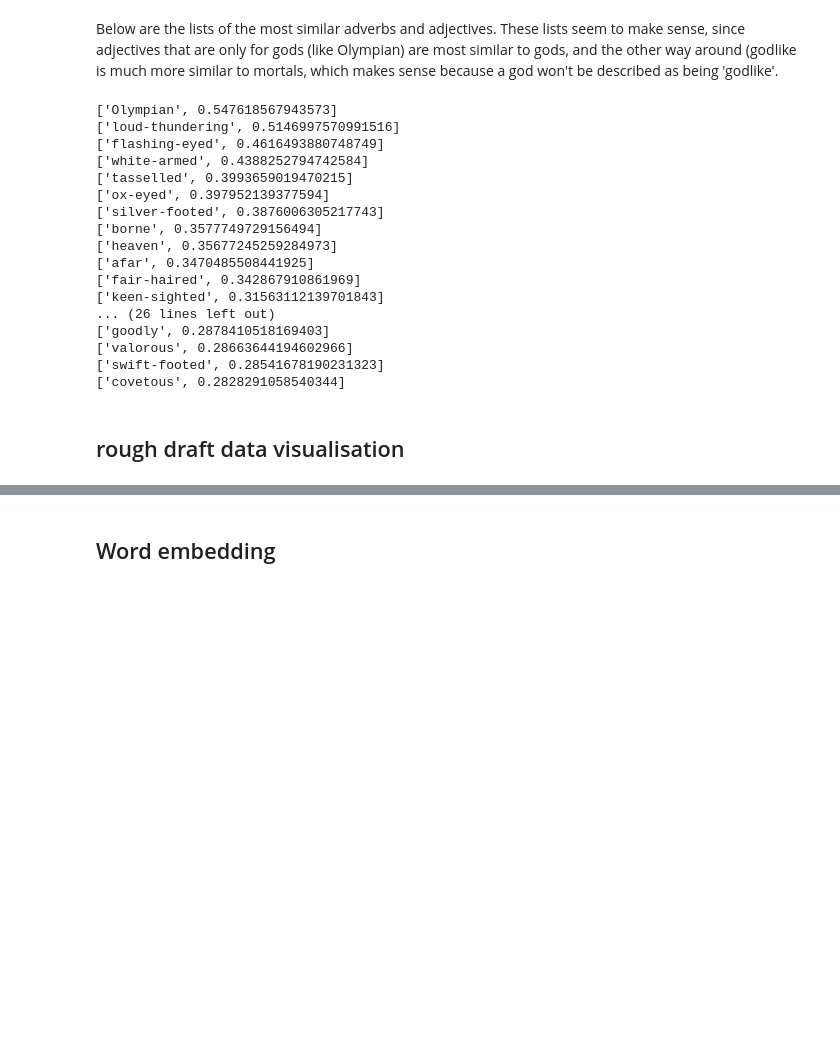
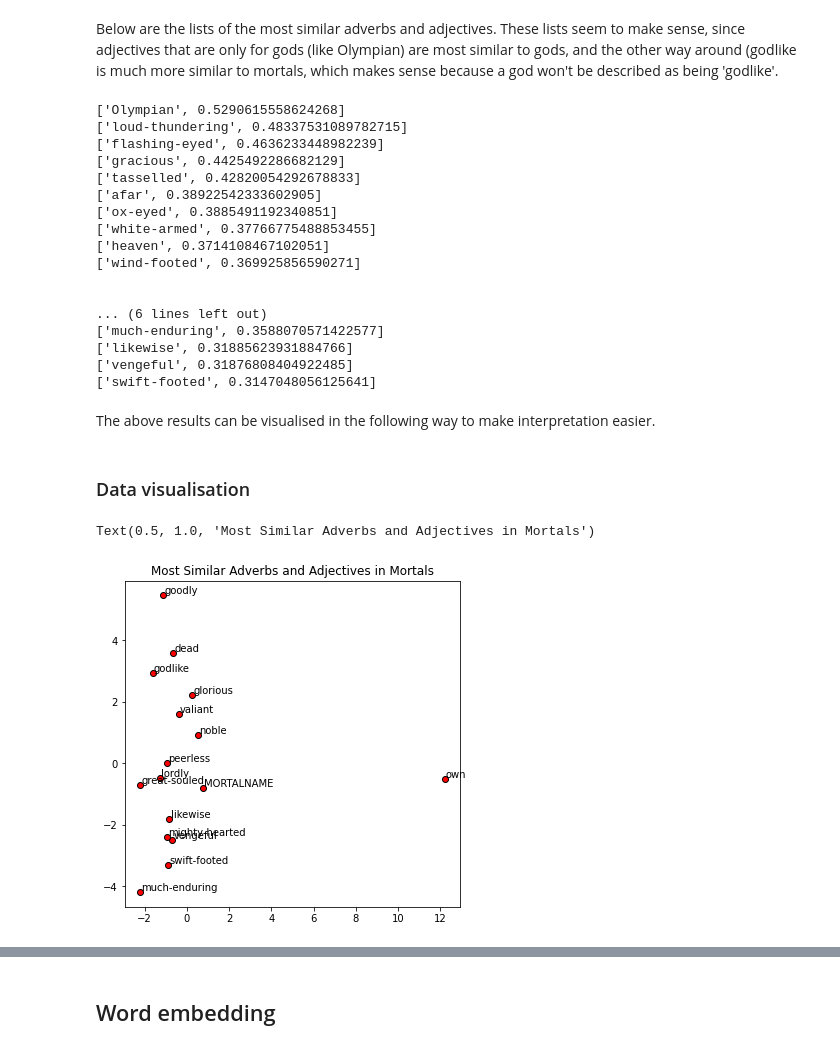
Before and after one commit to RianneAr/Text_Mining_Project, a Jupyter notebook: Prepro_explore_word2vec.ipynb, the cells around one changed output, grey strips where cells are left out. Drawn from its saved outputs; the diff is of its cells as text; code cells hidden in the pictures; blank space fills up the shorter version.

```diff
--- a/Prepro_explore_word2vec.ipynb
+++ b/Prepro_explore_word2vec.ipynb
@@ -347,13 +467,23 @@ Below, we made two lists that can be used in the model. One contains all names a
 # %%
 advadjfilt = []
 nofilt = []
+remove = ["Then", "then", "thou"]
+
 for sent in lemmatized_replace:
     sentls = []
     sentlsfilt = []
     for word in sent:
-        sentls.append(word[0])
+        if word[0] in remove:
+            continue
+        else:
+            sentls.append(word[0])
+
         if word[1][0:2] in ['RB', 'JJ'] or word[1] in ['NNPg', 'NNPm']:
-            sentlsfilt.append(word[0])
+            if word[0] in remove:
+                continue
+            else:
+                sentlsfilt.append(word[0])
+
     advadjfilt.append(sentlsfilt)
     nofilt.append(sentls)
 # %% [markdown]
@@ -424,28 +555,30 @@ for word in list(model.wv.most_similar('GODNAME', topn=3000)):
 # %% [markdown]
 Below are the lists of the most similar adverbs and adjectives. These lists seem to make sense, since adjectives that are only for gods (like Olympian) are most similar to gods, and the other way around (godlike is much more similar to mortals, which makes sense because a god won't be described as being 'godlike'.
 # %%
-for word in similarg[:20]:
+for word in similarg[:10]:
     print(word)
 print('\n')
-for word in similarm[:20]:
+for word in similarm[:10]:
     print(word)
 # %% [output]
-['Olympian', 0.547618567943573]
-['loud-thundering', 0.5146997570991516]
-['flashing-eyed', 0.4616493880748749]
-['white-armed', 0.4388252794742584]
-['tasselled', 0.3993659019470215]
-['ox-eyed', 0.397952139377594]
-['silver-footed', 0.3876006305217743]
-['borne', 0.3577749729156494]
-['heaven', 0.35677245259284973]
-['afar', 0.3470485508441925]
-['fair-haired', 0.342867910861969]
-['keen-sighted', 0.31563112139701843]
-... (26 lines left out)
-['goodly', 0.2878410518169403]
-['valorous', 0.28663644194602966]
-['swift-footed', 0.28541678190231323]
-['covetous', 0.2828291058540344]
+['Olympian', 0.5290615558624268]
+['loud-thundering', 0.48337531089782715]
+['flashing-eyed', 0.4636233448982239]
+['gracious', 0.4425492286682129]
+['tasselled', 0.42820054292678833]
+['afar', 0.38922542333602905]
+['ox-eyed', 0.3885491192340851]
+['white-armed', 0.37766775488853455]
+['heaven', 0.3714108467102051]
+['wind-footed', 0.369925856590271]
+
+
+... (6 lines left out)
+['much-enduring', 0.3588070571422577]
+['likewise', 0.31885623931884766]
+['vengeful', 0.31876808404922485]
+['swift-footed', 0.3147048056125641]
+# %% [markdown]
+The above results can be visualised in the following way to make interpretation easier.
 # %% [markdown]
-## rough draft data visualisation
+### Data visualisation
@@ -467,3 +601,11 @@ def display_pca_scatterplot(model, words=None, sample=0):
     plt.scatter(twodim[:,0], twodim[:,1], edgecolors='k', c='r')
     for word, (x,y) in zip(words, twodim):
         plt.text(x+0.05, y+0.05, word)
+# %%
+#MORTAL
+display_pca_scatterplot(model.wv,
+                        ['MORTALNAME']+[x[0] for x in similarm[:15]])
+plt.title("Most Similar Adverbs and Adjectives in Mortals")
+# %% [output]
+Text(0.5, 1.0, 'Most Similar Adverbs and Adjectives in Mortals')
+[figure, added]
```
Also changed, not shown: parts of 39 cells of this notebook.
